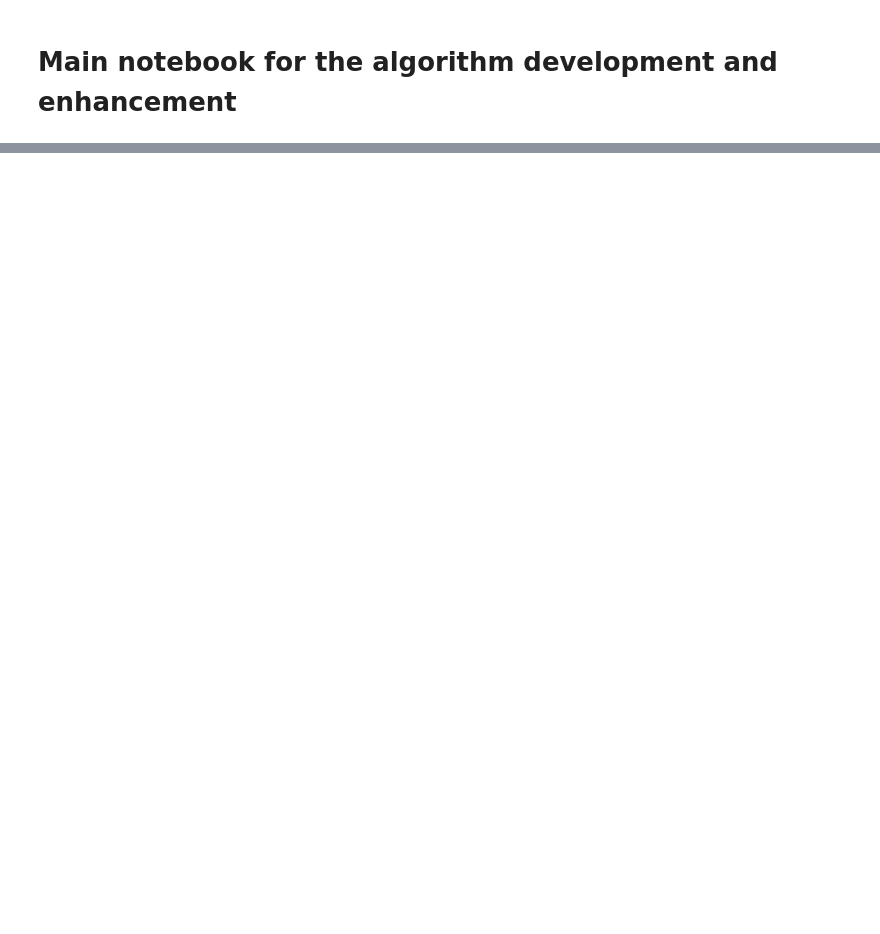
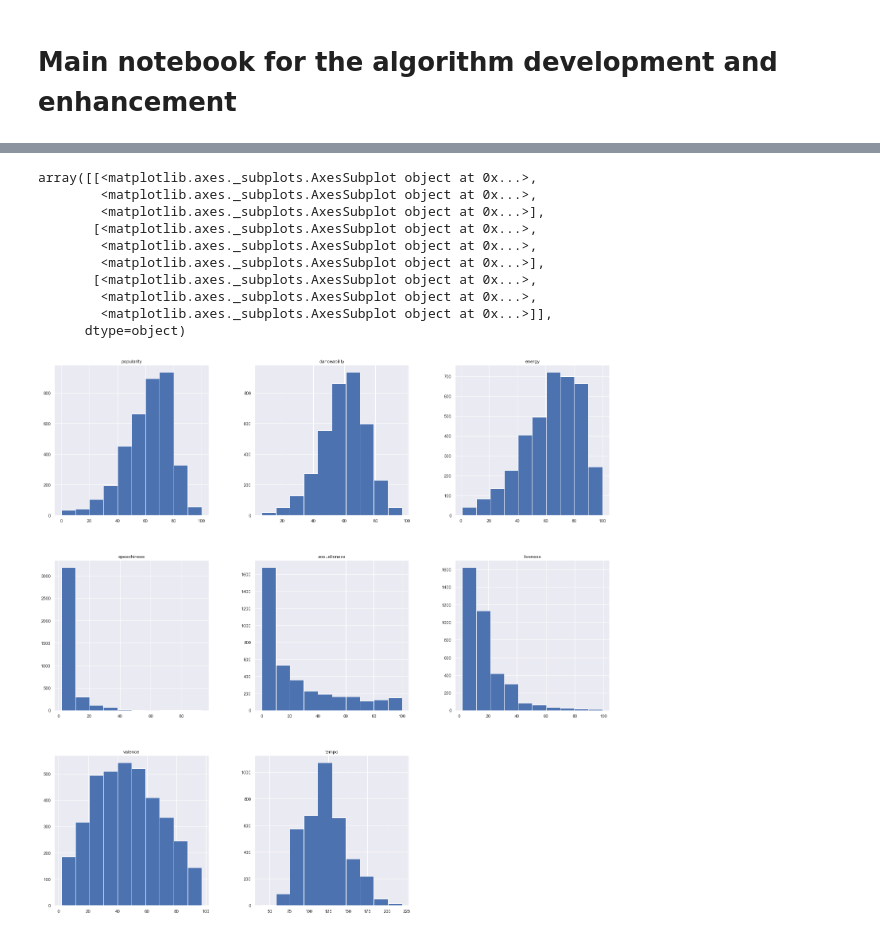
Before and after one commit to IGEN330-Overlap/algo, a Jupyter notebook: algo-dev.ipynb, the cells around one changed output, grey strips where cells are left out. Cells and saved outputs as stored; diff of their text form; code cells hidden in the pictures; blank space fills up the shorter version.

```diff
--- a/algo-dev.ipynb
+++ b/algo-dev.ipynb
@@ -174,0 +222,38 @@ btam
+# %%
+f1 = pd.read_json("data/SpotifyData.json")
+
+df_BL = pd.read_csv("data/brendan-spotify.csv")
+df_NL = pd.read_csv("data/nick-spotify.csv")
+df_BT = pd.read_csv("data/btam-spotify.csv")
+df_DD = pd.read_csv("data/danica-spotify.csv")
+df_TLC = pd.read_csv("data/toma-spotify.csv")
+
+frames = [df_BL, df_NL, df_BT, df_DD, df_TLC]
+
+personal_df = pd.concat(frames).reset_index(drop=True)
+f1 = f1.drop(columns=['track_id', 'key', 'mode', 'time_signature', 'duration_ms','instrumentalness'])
+
+# Rename certain columns
+personal_df = personal_df.rename(columns={"Song": "track_name",
+                            "Artist": "artist_name",
+                            "dance": "danceability",
+                            "dB": "loudness",
+                            "bpm": "tempo",
+                            "liveliness":"liveness",
+                            })
+
+# Rearrange to match order of master set
+personal_df = personal_df[['artist_name',
+                           'track_name',
+                           'popularity',
+                           'danceability',
+                           'energy',
+                           'speechiness',
+                           'acousticness',
+                           'liveness',
+                           'valence',
+                           'tempo',]]
+
+df = pd.concat([f1, personal_df])
+df = df.drop_duplicates(subset=['track_name','artist_name'], keep='first', inplace=False, ignore_index=False )
+df = df.drop(["loudness"], axis=1)
@@ -174,0 +275,14 @@ btam
+# %%
+personal_df.hist(figsize=(25,25))
+# %% [output]
+array([[<matplotlib.axes._subplots.AxesSubplot object at 0x...>,
+        <matplotlib.axes._subplots.AxesSubplot object at 0x...>,
+        <matplotlib.axes._subplots.AxesSubplot object at 0x...>],
+       [<matplotlib.axes._subplots.AxesSubplot object at 0x...>,
+        <matplotlib.axes._subplots.AxesSubplot object at 0x...>,
+        <matplotlib.axes._subplots.AxesSubplot object at 0x...>],
+       [<matplotlib.axes._subplots.AxesSubplot object at 0x...>,
+        <matplotlib.axes._subplots.AxesSubplot object at 0x...>,
+        <matplotlib.axes._subplots.AxesSubplot object at 0x...>]],
+      dtype=object)
+[figure, added]
```
Also changed, not shown: parts of 18 cells of this notebook, 9 other files.
